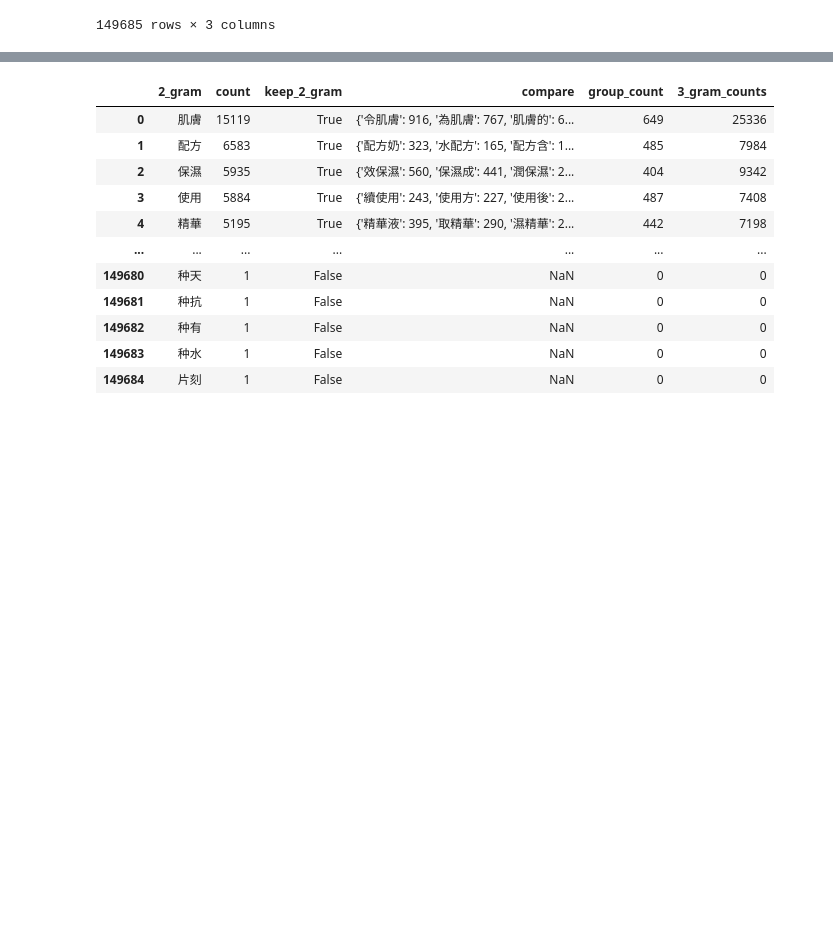
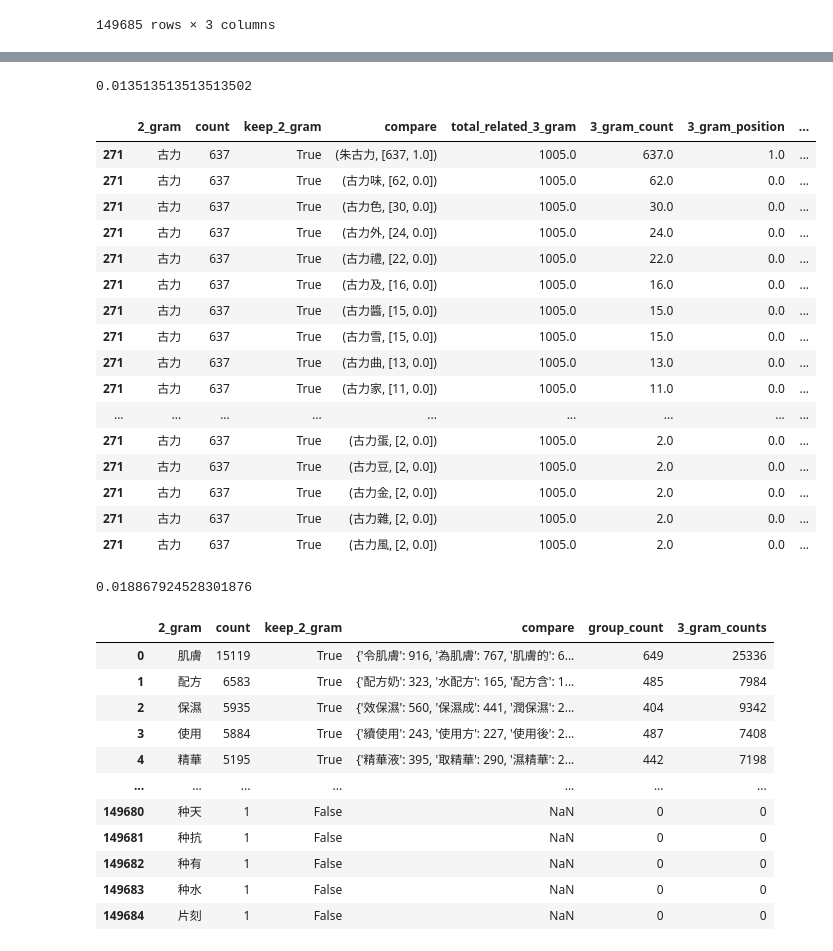
Before and after one commit to victor31ao/n_gram_and_hanlp, a Jupyter notebook: n_gram_df.ipynb, the cells around one changed output, grey strips where cells are left out. Drawn from its saved outputs; the diff is of its cells as text; code cells hidden in the pictures; blank space fills up the shorter version.

```diff
--- a/n_gram_df.ipynb
+++ b/n_gram_df.ipynb
@@ -258,0 +276,3 @@ bi_tri_df_expand
+# %%
+bi_tri_df_expand["prob_of_related_trigram"] = bi_tri_df_expand["3_gram_count"] / bi_tri_df_expand["total_related_3_gram"]
+bi_tri_df_expand
@@ -259,3 +329,31 @@ bi_tri_df_expand
+# %%
+bi_tri_df_expand[bi_tri_df_expand["2_gram"] == "葡萄"]["prob_of_related_trigram"].mean()
+# %% [output]
+0.013513513513513502
+# %%
+bi_tri_df_expand[bi_tri_df_expand["2_gram"] == "古力"]
+# %% [output]
+|  | 2_gram | count | keep_2_gram | compare | total_related_3_gram | 3_gram_count | 3_gram_position | ... |
+| 271 | 古力 | 637 | True | (朱古力, [637, 1.0]) | 1005.0 | 637.0 | 1.0 | ... |
+| 271 | 古力 | 637 | True | (古力味, [62, 0.0]) | 1005.0 | 62.0 | 0.0 | ... |
+| 271 | 古力 | 637 | True | (古力色, [30, 0.0]) | 1005.0 | 30.0 | 0.0 | ... |
+| 271 | 古力 | 637 | True | (古力外, [24, 0.0]) | 1005.0 | 24.0 | 0.0 | ... |
+| 271 | 古力 | 637 | True | (古力禮, [22, 0.0]) | 1005.0 | 22.0 | 0.0 | ... |
+| 271 | 古力 | 637 | True | (古力及, [16, 0.0]) | 1005.0 | 16.0 | 0.0 | ... |
+| 271 | 古力 | 637 | True | (古力醬, [15, 0.0]) | 1005.0 | 15.0 | 0.0 | ... |
+| 271 | 古力 | 637 | True | (古力雪, [15, 0.0]) | 1005.0 | 15.0 | 0.0 | ... |
+| 271 | 古力 | 637 | True | (古力曲, [13, 0.0]) | 1005.0 | 13.0 | 0.0 | ... |
+| 271 | 古力 | 637 | True | (古力家, [11, 0.0]) | 1005.0 | 11.0 | 0.0 | ... |
+| ... | ... | ... | ... | ... | ... | ... | ... | ... |
+| 271 | 古力 | 637 | True | (古力蛋, [2, 0.0]) | 1005.0 | 2.0 | 0.0 | ... |
+| 271 | 古力 | 637 | True | (古力豆, [2, 0.0]) | 1005.0 | 2.0 | 0.0 | ... |
+| 271 | 古力 | 637 | True | (古力金, [2, 0.0]) | 1005.0 | 2.0 | 0.0 | ... |
+| 271 | 古力 | 637 | True | (古力雜, [2, 0.0]) | 1005.0 | 2.0 | 0.0 | ... |
+| 271 | 古力 | 637 | True | (古力風, [2, 0.0]) | 1005.0 | 2.0 | 0.0 | ... |
+# %%
+bi_tri_df_expand[bi_tri_df_expand["2_gram"] == "古力"]["prob_of_related_trigram"].mean()
+# %% [output]
+0.018867924528301876
 # %%
 bi_tri_df["group_count"] = bi_tri_df["compare"].map(lambda x: len(x.items()) if isinstance(x, dict) else 0)
 bi_tri_df["3_gram_counts"] = bi_tri_df["compare"].map(lambda x: sum(x.values()) if isinstance(x, dict) else 0)
```
Also changed, not shown: parts of 6 cells of this notebook.
